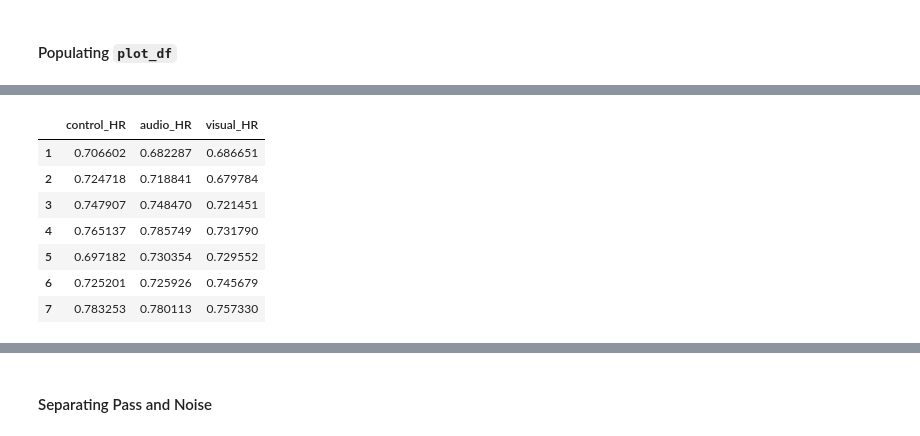
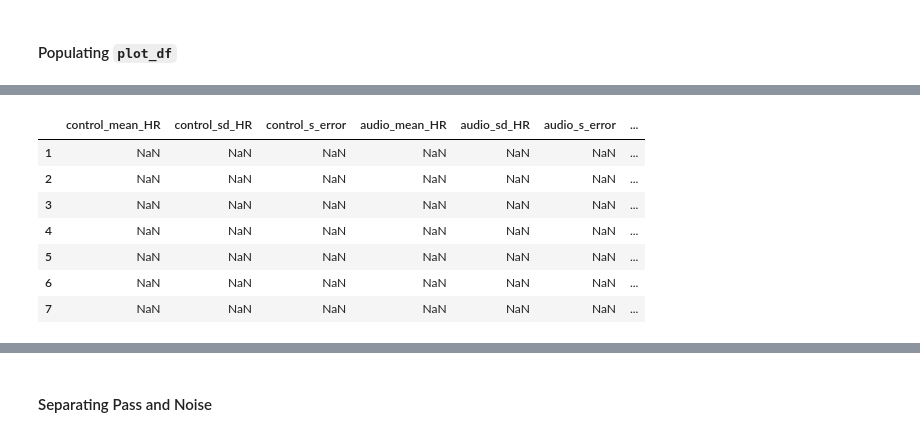
Before and after one commit to niranjanrajesh02/neurocrypt_analysis, a Jupyter notebook: analysis/hitrate_training.ipynb, the cells around one changed output, grey strips where cells are left out. Saved outputs shown, nothing was run; the diff lists cells and outputs as text; code cells hidden in the pictures.

```diff
--- a/analysis/hitrate_training.ipynb
+++ b/analysis/hitrate_training.ipynb
@@ -140,14 +121,13 @@ plot_df
-# %%
-plot_df['control_HR'] = control_train_blockwiseHR
-plot_df['audio_HR'] = audio_train_blockwiseHR
-plot_df['visual_HR'] = visual_train_blockwiseHR
-plot_df
-# %% [output]
-|  | control_HR | audio_HR | visual_HR |
-| 1 | 0.706602 | 0.682287 | 0.686651 |
-| 2 | 0.724718 | 0.718841 | 0.679784 |
-| 3 | 0.747907 | 0.748470 | 0.721451 |
-| 4 | 0.765137 | 0.785749 | 0.731790 |
-| 5 | 0.697182 | 0.730354 | 0.729552 |
-| 6 | 0.725201 | 0.725926 | 0.745679 |
-| 7 | 0.783253 | 0.780113 | 0.757330 |
+# %%
+plot_df = pd.DataFrame(index=np.arange(1,8), columns=['control_mean_HR', 'control_sd_HR', 'control_s_error', 'audio_mean_HR', 'audio_sd_HR', 'audio_s_error', 'visual_mean_HR', 'visual_sd_HR', 'visual_s_error'])
+
+plot_df
+# %% [output]
+|  | control_mean_HR | control_sd_HR | control_s_error | audio_mean_HR | audio_sd_HR | audio_s_error | ... |
+| 1 | NaN | NaN | NaN | NaN | NaN | NaN | ... |
+| 2 | NaN | NaN | NaN | NaN | NaN | NaN | ... |
+| 3 | NaN | NaN | NaN | NaN | NaN | NaN | ... |
+| 4 | NaN | NaN | NaN | NaN | NaN | NaN | ... |
+| 5 | NaN | NaN | NaN | NaN | NaN | NaN | ... |
+| 6 | NaN | NaN | NaN | NaN | NaN | NaN | ... |
+| 7 | NaN | NaN | NaN | NaN | NaN | NaN | ... |
```
Also changed, not shown: parts of 9 cells of this notebook, 4 other files.
